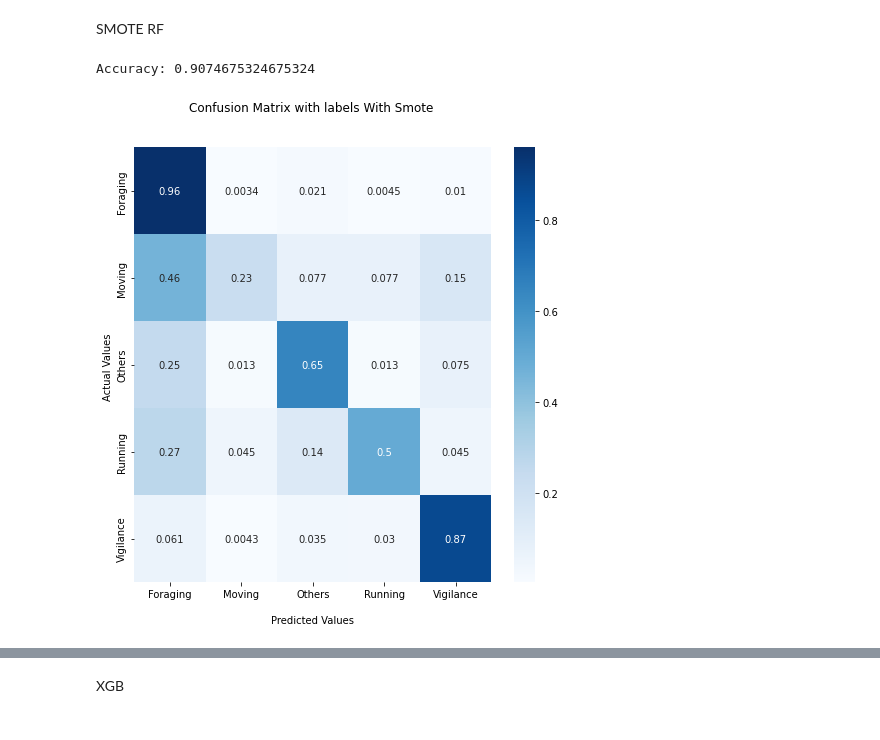
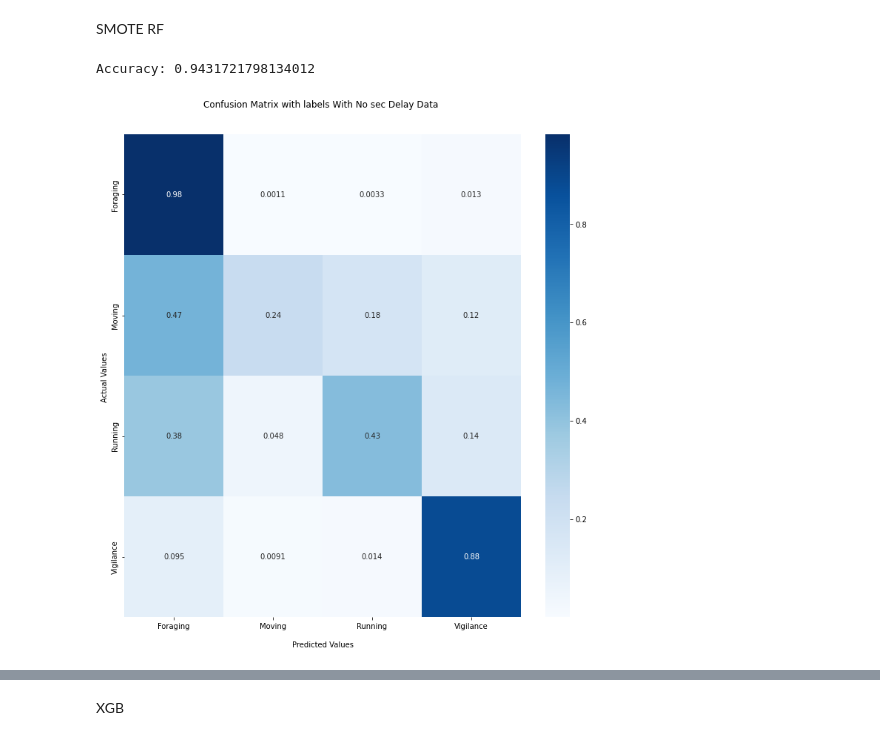
Before and after one commit to amlan-nayak/meerkat-box, a Jupyter notebook: Model_training.ipynb, the cells around one changed output, grey strips where cells are left out. Saved outputs shown, nothing was run; the diff lists cells and outputs as text; code cells hidden in the pictures.

```diff
--- a/Model_training.ipynb
+++ b/Model_training.ipynb
@@ -120,5 +107,3 @@ Walking        7.0    1.0     1.0       7.0     0.0
-# %%
-df.loc[df['Behavior'] == 'Walking','Behavior'] = 'Foraging'
 # %%
 import seaborn as sns
 
@@ -147,3 +130 @@ Walking        59
 Name: Behavior, dtype: int64
-# %%
-df = df.drop(['StdNorm'], axis=1)
@@ -149,0 +159,5 @@ df = df.drop(['StdNorm'], axis=1)
+# %%
+A = df.merge(df_delay,on = 'Timestamp',how='inner')
+X = A.merge(df_delay1,on = 'Timestamp',how='inner')
+X = A
+X.head()
@@ -153,17 +221,20 @@ RF
 from sklearn.model_selection import train_test_split
 from sklearn import svm
 from sklearn.ensemble import RandomForestClassifier
-from sklearn.metrics import confusion_matrix,accuracy_score,plot_confusion_matrix,classification_report
+from sklearn.metrics import confusion_matrix,accuracy_score,plot_confusion_matrix
 from sklearn.decomposition import PCA
 
+df_copy = X.copy()
+#df_copy = df_copy[df_copy['Behavior']!='Others']
 
-x=df.iloc[:,4:]  # Features
-#x=df.iloc[:,4:]  # Features
-
-y=df['Behavior']  # Labels
+x=df_copy.iloc[:,4:]  # Features
+#x=X.iloc[:,4:]  # Features
 
 
-Scaler = StandardScaler()
+
+
+y=df_copy['Behavior']  # Labels
+
 
 X_train, X_test, y_train, y_test = train_test_split(x, y, test_size=0.2,random_state=42) # 80% training and 20% test
 
@@ -181,20 +252,16 @@ y_pred=clf.predict(X_test)
 
 print("Accuracy:",accuracy_score(y_test, y_pred))
 
-plt.figure(dpi=150)
+plt.figure(figsize=(12,12))
 cf_matrix = confusion_matrix(y_test, y_pred,normalize='true')
 ax = sns.heatmap(cf_matrix, annot=True, cmap='Blues')
 
-ax.set_title('Confusion Matrix with labels \n\n');
+ax.set_title('Confusion Matrix with labels With No Delay Data \n\n');
 ax.set_xlabel('\nPredicted Values')
 ax.set_ylabel('Actual Values ');
 
 ## Ticket labels - List must be in alphabetical order
 ax.xaxis.set_ticklabels(sorted(y.unique()))
 ax.yaxis.set_ticklabels(sorted(y.unique()))
-#plt.tight_layout()
 plt.show()
-
-y_pred=clf.predict(X_test)
-print(classification_report(y_test, y_pred))
 # %% [output]
@@ -206,42 +285,43 @@ from imblearn.over_sampling import SMOTE
 
 oversample = SMOTE()
 
-
-x=df.iloc[:,4:]  # Features
-y=df['Behavior']  # Labels
+df_copy = df.copy()
+df_copy = df_copy[df_copy['Behavior']!='Others']
+x=df_copy.iloc[:,4:]  # Features
+y=df_copy['Behavior']  # Labels
 
 
 X_train, X_test, y_train, y_test = train_test_split(x, y, test_size=0.2,random_state=42) # 80% training and 20% test
 
 clf=RandomForestClassifier(n_estimators=100, n_jobs=-1, random_state=42)
 
 
 X_train = Scaler.fit_transform(X_train)
 
 
 X_train, y_train = oversample.fit_resample(X_train, y_train)
 
 clf.fit(X_train,y_train)
 
 
 X_test = Scaler.transform(X_test)
 
 y_pred=clf.predict(X_test)
 
 print("Accuracy:",accuracy_score(y_test, y_pred))
 
-plt.figure(figsize=(8,8))
+plt.figure(figsize=(12,12))
 cf_matrix = confusion_matrix(y_test, y_pred,normalize='true')
 ax = sns.heatmap(cf_matrix, annot=True, cmap='Blues')
 
-ax.set_title('Confusion Matrix with labels With Smote \n\n');
+ax.set_title('Confusion Matrix with labels With No sec Delay Data \n\n');
 ax.set_xlabel('\nPredicted Values')
 ax.set_ylabel('Actual Values ');
 
 ## Ticket labels - List must be in alphabetical order
 ax.xaxis.set_ticklabels(sorted(y.unique()))
 ax.yaxis.set_ticklabels(sorted(y.unique()))
 plt.show()
 # %% [output]
-Accuracy: 0.9074675324675324
+Accuracy: 0.9431721798134012
-[figure, old version]
+[figure, new version]
```
Also changed, not shown: parts of 21 cells of this notebook, 4 other files.
